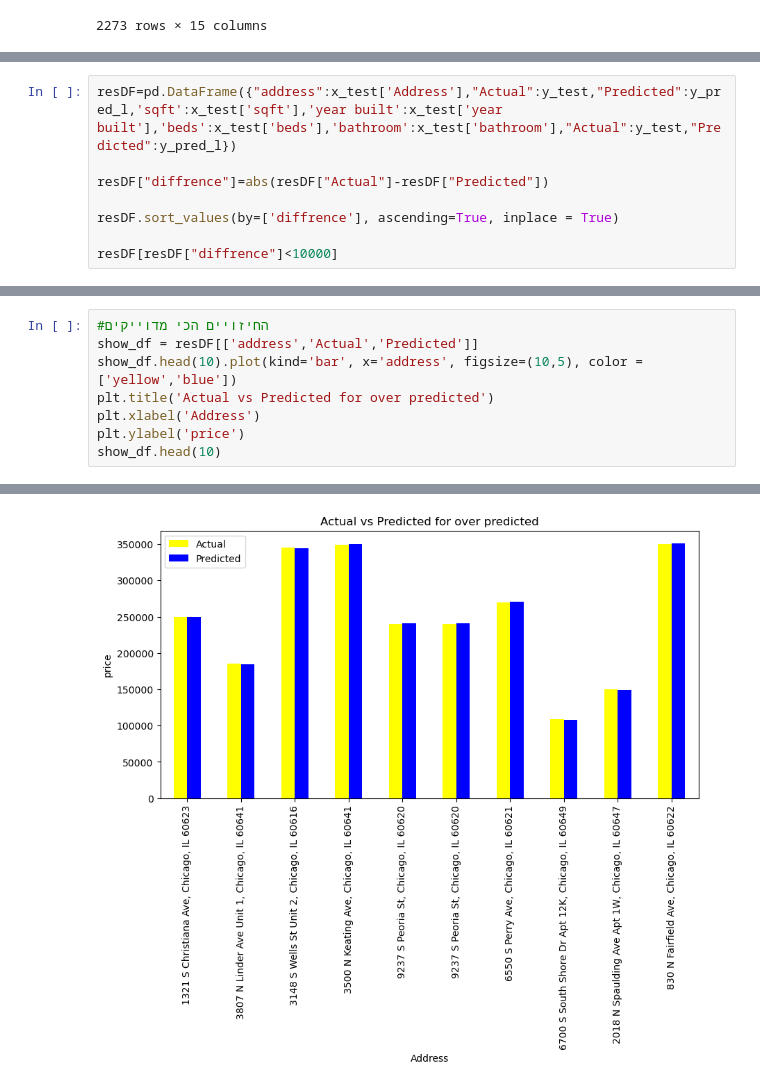
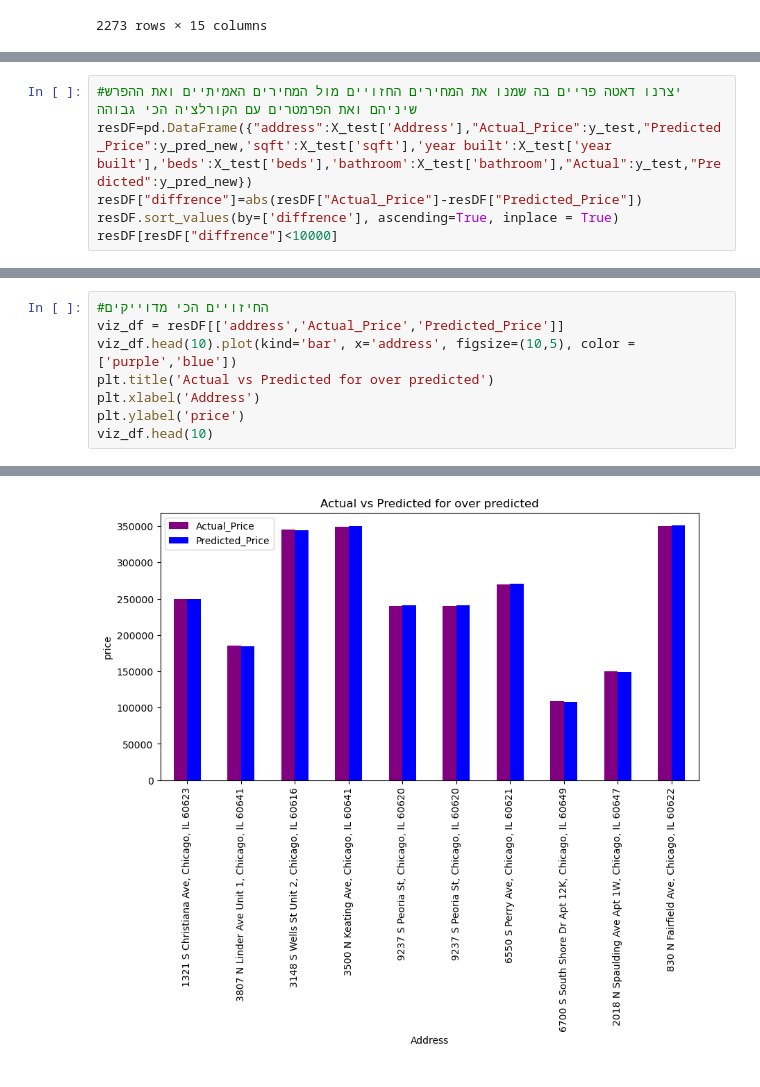
Before and after one commit to yakir0391/Apartments-Predict, a Jupyter notebook: machine learning.ipynb, the cells around one changed output, grey strips where cells are left out. Cells and saved outputs as stored; diff of their text form.

```diff
--- a/machine learning.ipynb
+++ b/machine learning.ipynb
@@ -132,11 +83,9 @@ R2 on train set: 0.8701787351674446
 R2 on test set: 0.8944195369988163
 RMSE: 43824.75764357163
 # %%
-resDF=pd.DataFrame({"address":x_test['Address'],"Actual":y_test,"Predicted":y_pred_l,'sqft':x_test['sqft'],'year built':x_test['year built'],'beds':x_test['beds'],'bathroom':x_test['bathroom'],"Actual":y_test,"Predicted":y_pred_l})
-
-resDF["diffrence"]=abs(resDF["Actual"]-resDF["Predicted"])
-
+#יצרנו דאטה פריים בה שמנו את המחירים החזויים מול המחירים האמיתיים ואת ההפרש שיניהם ואת הפרמטרים עם הקורלציה הכי גבוהה
+resDF=pd.DataFrame({"address":X_test['Address'],"Actual_Price":y_test,"Predicted_Price":y_pred_new,'sqft':X_test['sqft'],'year built':X_test['year built'],'beds':X_test['beds'],'bathroom':X_test['bathroom'],"Actual":y_test,"Predicted":y_pred_new})
+resDF["diffrence"]=abs(resDF["Actual_Price"]-resDF["Predicted_Price"])
 resDF.sort_values(by=['diffrence'], ascending=True, inplace = True)
-
 resDF[resDF["diffrence"]<10000]
 # %% [output]
@@ -185,10 +134,10 @@ plt.show()
 [figure]
 # %%
 #החיזויים הכי מדוייקים
-show_df = resDF[['address','Actual','Predicted']]
-show_df.head(10).plot(kind='bar', x='address', figsize=(10,5), color = ['yellow','blue'])
+viz_df = resDF[['address','Actual_Price','Predicted_Price']]
+viz_df.head(10).plot(kind='bar', x='address', figsize=(10,5), color = ['purple','blue'])
 plt.title('Actual vs Predicted for over predicted')
 plt.xlabel('Address')
 plt.ylabel('price')
-show_df.head(10)
+viz_df.head(10)
 # %% [output]
@@ -196,13 +145,13 @@ show_df.head(10)
 | 333 | 1321 S Christiana Ave, Chicago, I... | 249500 | 249590.728459 |
 | 891 | 3807 N Linder Ave Unit 1, Chicago... | 185000 | 184853.570294 |
 | 1412 | 3148 S Wells St Unit 2, Chicago, ... | 344900 | 344679.266267 |
 | 1122 | 3500 N Keating Ave, Chicago, IL 6... | 349500 | 350257.641689 |
 | 529 | 9237 S Peoria St, Chicago, IL 60620 | 239900 | 240831.372930 |
 | 1658 | 9237 S Peoria St, Chicago, IL 60620 | 239900 | 240857.126376 |
 | 1285 | 6550 S Perry Ave, Chicago, IL 60621 | 269900 | 270865.156630 |
 | 1523 | 6700 S South Shore Dr Apt 12K, Ch... | 108500 | 107506.167287 |
 | 1374 | 2018 N Spaulding Ave Apt 1W, Chic... | 149900 | 148876.961338 |
 | 768 | 830 N Fairfield Ave, Chicago, IL ... | 350000 | 351059.212315 |
-[figure, old version]
+[figure, new version]
 # %%
 #החיזויים הכי פחות מדוייקים
```
Also changed, not shown: parts of 9 cells of this notebook.
